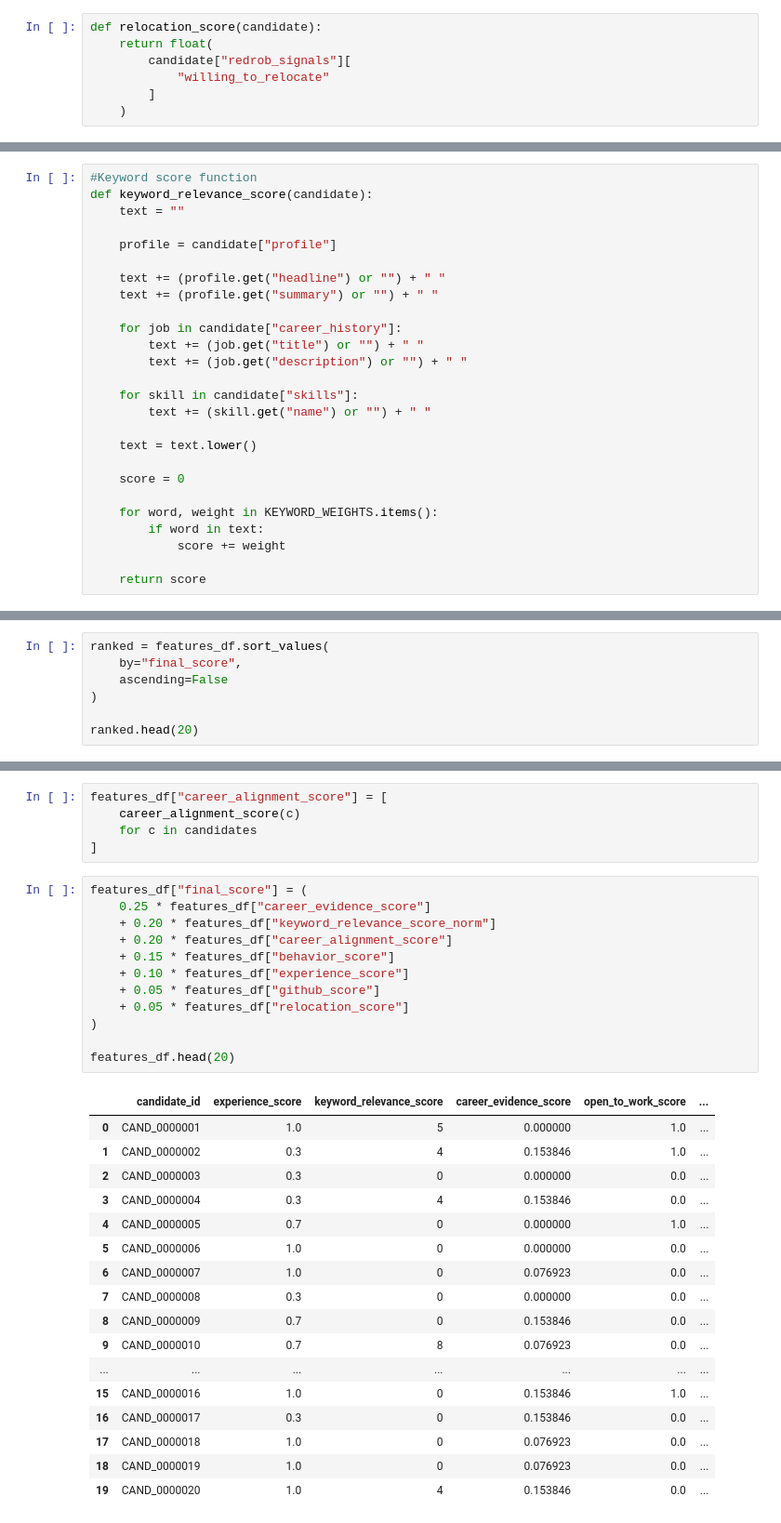
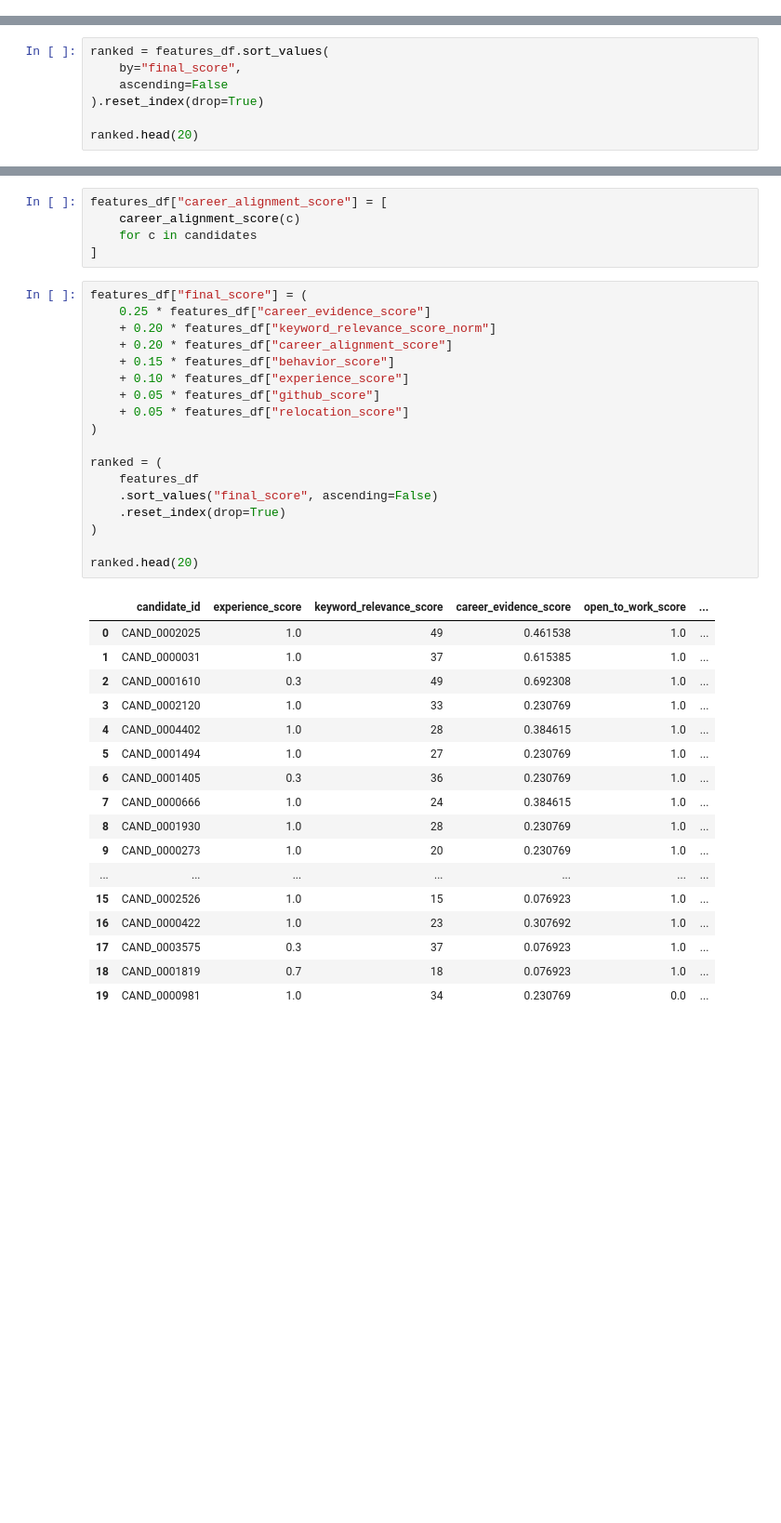
Before and after one commit to Keertana-N/Ekalvya, a Jupyter notebook: notebooks/02_feature_engineering.ipynb, the cells around one changed output, grey strips where cells are left out. Shown at 93% size. Cells and saved outputs as stored; diff of their text form; blank space fills up the shorter version.

```diff
--- a/notebooks/02_feature_engineering.ipynb
+++ b/notebooks/02_feature_engineering.ipynb
@@ -230,7 +159,0 @@ def github_score(candidate):
-# %%
-def relocation_score(candidate):
-    return float(
-        candidate["redrob_signals"][
-            "willing_to_relocate"
-        ]
-    )
@@ -293,27 +160 @@ KEYWORD_WEIGHTS = {
-# %%
-#Keyword score function
-def keyword_relevance_score(candidate):
-    text = ""
-
-    profile = candidate["profile"]
-
-    text += (profile.get("headline") or "") + " "
-    text += (profile.get("summary") or "") + " "
-
-    for job in candidate["career_history"]:
-        text += (job.get("title") or "") + " "
-        text += (job.get("description") or "") + " "
-
-    for skill in candidate["skills"]:
-        text += (skill.get("name") or "") + " "
-
-    text = text.lower()
-
-    score = 0
-
-    for word, weight in KEYWORD_WEIGHTS.items():
-        if word in text:
-            score += weight
-
-    return score
 # %% [markdown]
@@ -395,7 +268,7 @@ Combine handcrafted features into a weighted baseline ranking model.
 ranked = features_df.sort_values(
     by="final_score",
     ascending=False
-)
+).reset_index(drop=True)
 
 ranked.head(20)
 # %% [output]
@@ -588,30 +445,36 @@ features_df["career_alignment_score"] = [
 # %%
 features_df["final_score"] = (
     0.25 * features_df["career_evidence_score"]
     + 0.20 * features_df["keyword_relevance_score_norm"]
     + 0.20 * features_df["career_alignment_score"]
     + 0.15 * features_df["behavior_score"]
     + 0.10 * features_df["experience_score"]
     + 0.05 * features_df["github_score"]
     + 0.05 * features_df["relocation_score"]
 )
 
-features_df.head(20)
+ranked = (
+    features_df
+    .sort_values("final_score", ascending=False)
+    .reset_index(drop=True)
+)
+
+ranked.head(20)
 # %% [output]
 |  | candidate_id | experience_score | keyword_relevance_score | career_evidence_score | open_to_work_score | ... |
-| 0 | CAND_0000001 | 1.0 | 5 | 0.000000 | 1.0 | ... |
-| 1 | CAND_0000002 | 0.3 | 4 | 0.153846 | 1.0 | ... |
-| 2 | CAND_0000003 | 0.3 | 0 | 0.000000 | 0.0 | ... |
-| 3 | CAND_0000004 | 0.3 | 4 | 0.153846 | 0.0 | ... |
-| 4 | CAND_0000005 | 0.7 | 0 | 0.000000 | 1.0 | ... |
-| 5 | CAND_0000006 | 1.0 | 0 | 0.000000 | 0.0 | ... |
-| 6 | CAND_0000007 | 1.0 | 0 | 0.076923 | 0.0 | ... |
-| 7 | CAND_0000008 | 0.3 | 0 | 0.000000 | 0.0 | ... |
-| 8 | CAND_0000009 | 0.7 | 0 | 0.153846 | 0.0 | ... |
-| 9 | CAND_0000010 | 0.7 | 8 | 0.076923 | 0.0 | ... |
+| 0 | CAND_0002025 | 1.0 | 49 | 0.461538 | 1.0 | ... |
+| 1 | CAND_0000031 | 1.0 | 37 | 0.615385 | 1.0 | ... |
+| 2 | CAND_0001610 | 0.3 | 49 | 0.692308 | 1.0 | ... |
+| 3 | CAND_0002120 | 1.0 | 33 | 0.230769 | 1.0 | ... |
+| 4 | CAND_0004402 | 1.0 | 28 | 0.384615 | 1.0 | ... |
+| 5 | CAND_0001494 | 1.0 | 27 | 0.230769 | 1.0 | ... |
+| 6 | CAND_0001405 | 0.3 | 36 | 0.230769 | 1.0 | ... |
+| 7 | CAND_0000666 | 1.0 | 24 | 0.384615 | 1.0 | ... |
+| 8 | CAND_0001930 | 1.0 | 28 | 0.230769 | 1.0 | ... |
+| 9 | CAND_0000273 | 1.0 | 20 | 0.230769 | 1.0 | ... |
 | ... | ... | ... | ... | ... | ... | ... |
-| 15 | CAND_0000016 | 1.0 | 0 | 0.153846 | 1.0 | ... |
-| 16 | CAND_0000017 | 0.3 | 0 | 0.153846 | 0.0 | ... |
-| 17 | CAND_0000018 | 1.0 | 0 | 0.076923 | 0.0 | ... |
-| 18 | CAND_0000019 | 1.0 | 0 | 0.076923 | 0.0 | ... |
-| 19 | CAND_0000020 | 1.0 | 4 | 0.153846 | 0.0 | ... |
+| 15 | CAND_0002526 | 1.0 | 15 | 0.076923 | 1.0 | ... |
+| 16 | CAND_0000422 | 1.0 | 23 | 0.307692 | 1.0 | ... |
+| 17 | CAND_0003575 | 0.3 | 37 | 0.076923 | 1.0 | ... |
+| 18 | CAND_0001819 | 0.7 | 18 | 0.076923 | 1.0 | ... |
+| 19 | CAND_0000981 | 1.0 | 34 | 0.230769 | 0.0 | ... |
```
Also changed, not shown: parts of 75 cells of this notebook, 3 other files.
